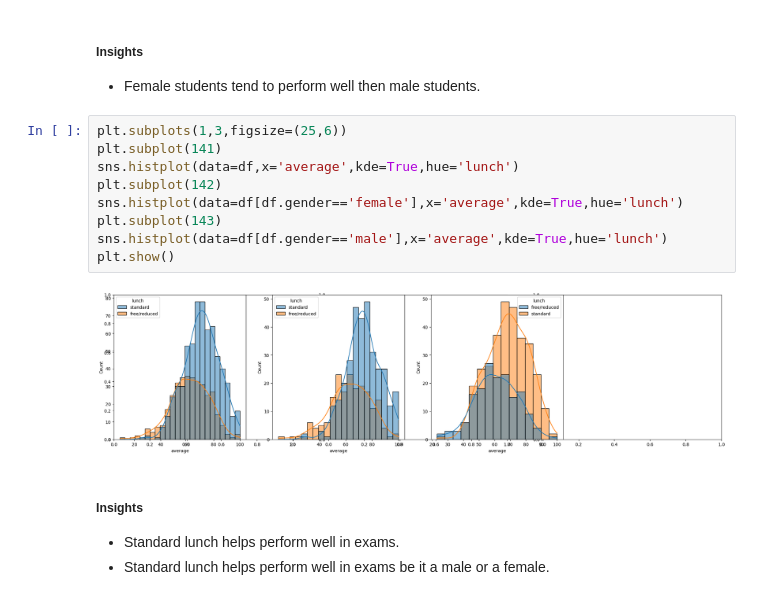
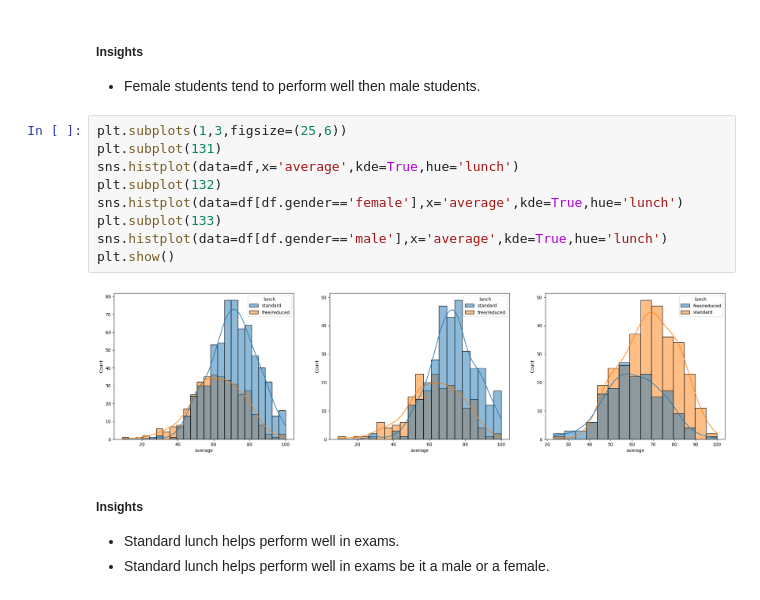
Before and after one commit to SinghAnuragDev/mlproject, a Jupyter notebook: notebook/1 . EDA STUDENT PERFORMANCE .ipynb, the cells around one changed output. Saved outputs shown, nothing was run; the diff lists cells and outputs as text.

```diff
--- a/notebook/1 . EDA STUDENT PERFORMANCE .ipynb
+++ b/notebook/1 . EDA STUDENT PERFORMANCE .ipynb
@@ -271,15 +271,15 @@ plt.show()
 - Female students tend to perform well then male students.
 # %%
 plt.subplots(1,3,figsize=(25,6))
-plt.subplot(141)
+plt.subplot(131)
 sns.histplot(data=df,x='average',kde=True,hue='lunch')
-plt.subplot(142)
+plt.subplot(132)
 sns.histplot(data=df[df.gender=='female'],x='average',kde=True,hue='lunch')
-plt.subplot(143)
+plt.subplot(133)
 sns.histplot(data=df[df.gender=='male'],x='average',kde=True,hue='lunch')
 plt.show()
 # %% [output]
-[figure, old version]
+[figure, new version]
 # %% [markdown]
 #####  Insights
 - Standard lunch helps perform well in exams.
```
Also changed, not shown: parts of 6 cells of this notebook, 11 other files.
